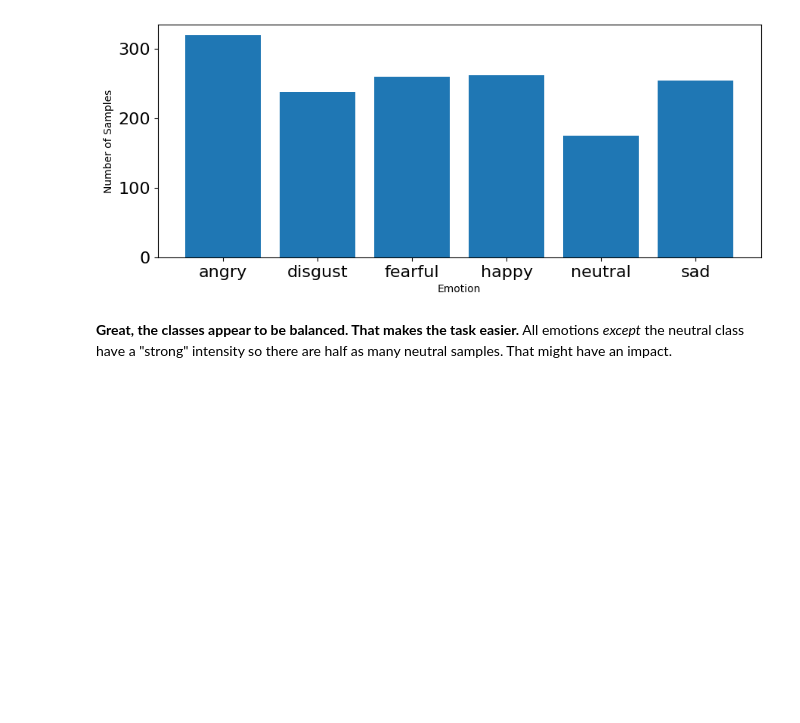
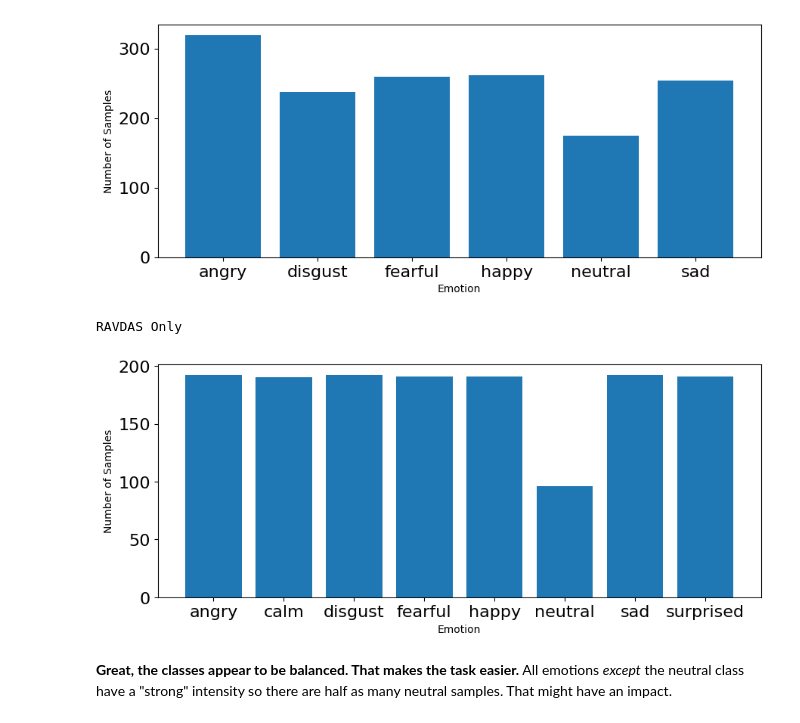
Before and after one commit to Duder5000/Week3-Machine_Learning, a Jupyter notebook: Week_3_MachineLearning.ipynb, the cells around one changed output. Cells and saved outputs as stored; diff of their text form; code cells hidden in the pictures; blank space fills up the shorter version.

```diff
--- a/Week_3_MachineLearning.ipynb
+++ b/Week_3_MachineLearning.ipynb
@@ -246,6 +248,26 @@ plt.ylabel('Number of Samples')
 plt.show()
 # %% [output]
 [figure]
+# %%
+print("RAVDAS Only")
+
+# plot emotions
+plt.figure(figsize=(35,4))
+plt.subplot(1,3,1)
+#np.unique returns ordered list of unique elements and count of each element
+emotion_list, count = np.unique(emotionsOLD, return_counts=True)
+
+#Errors in the below 2 lines fixed by colab AI helper
+plt.bar(x=range(len(emotion_list)), height=count)
+plt.xticks(ticks=range(len(emotion_list)), labels = [emotion for emotion in emotion_list],fontsize=10)
+
+plt.xlabel('Emotion')
+plt.tick_params(labelsize=16)
+plt.ylabel('Number of Samples')
+plt.show()
+# %% [output]
+RAVDAS Only
+[figure, added]
 # %% [markdown]
 **Great, the classes appear to be balanced. That makes the task easier.** All emotions _except_ the neutral class have a "strong" intensity so there are half as many neutral samples. That might have an impact.
 # %% [markdown]
```
Also changed, not shown: parts of 1 cell of this notebook.
